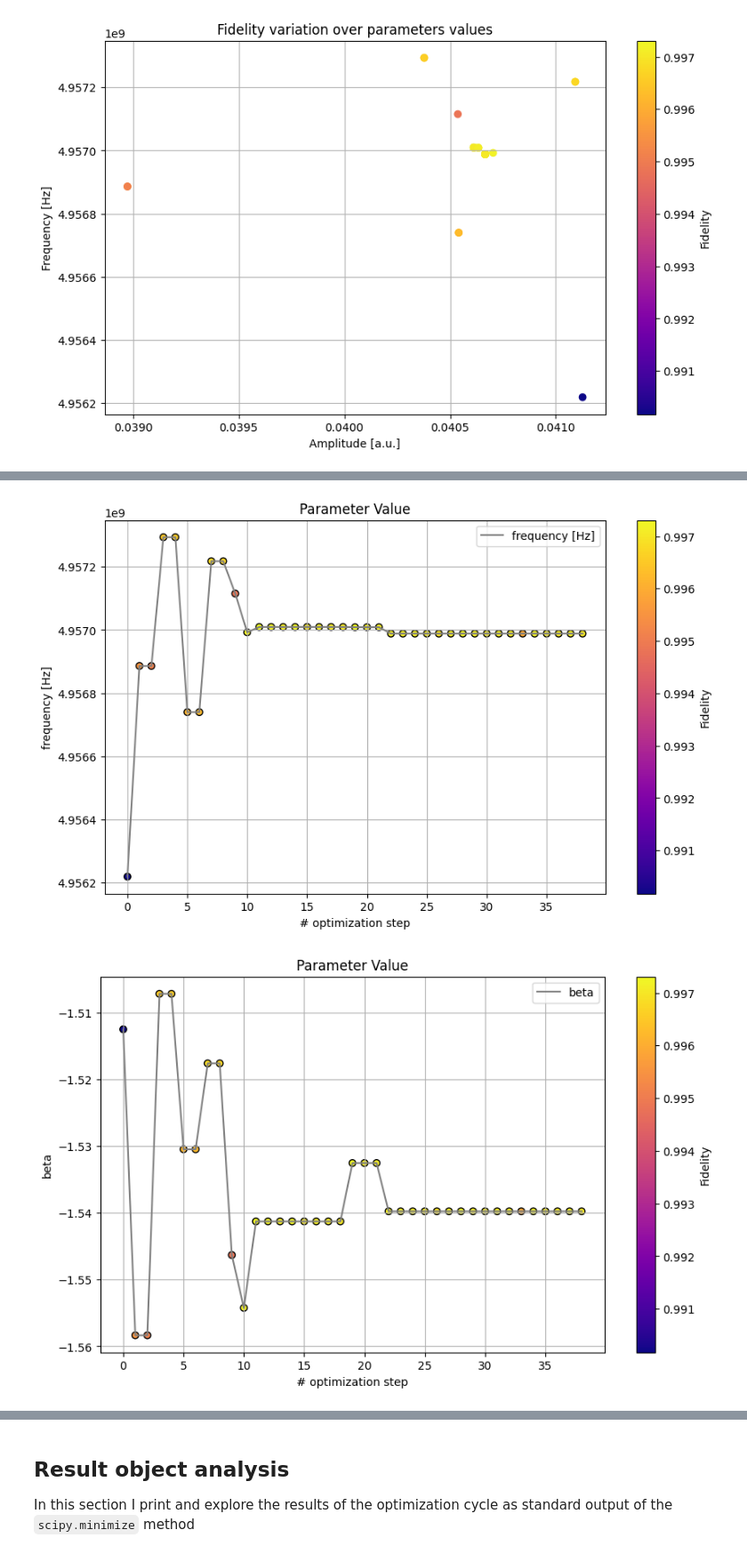
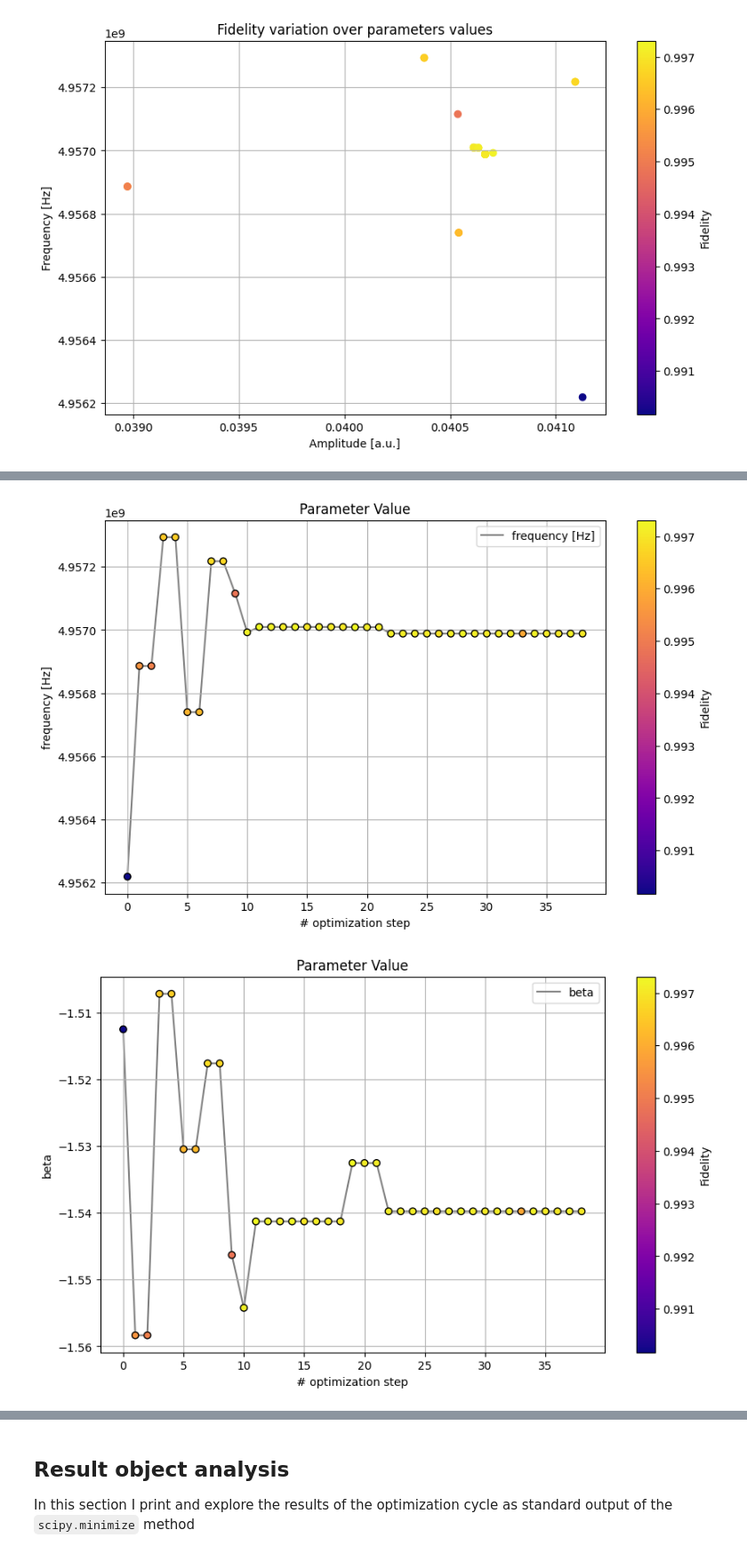
Before and after one commit to ElStabilini/optimization, a Jupyter notebook: opt_analysis/D1_nelder-mead_post_ft_true/visualization.ipynb, the cells around one changed output, grey strips where cells are left out. Shown at 89% size. Cells and saved outputs as stored; diff of their text form; code cells hidden in the pictures.

Commit message:
best visualization I can do

```diff
--- a/opt_analysis/D1_nelder-mead_post_ft_true/visualization.ipynb
+++ b/opt_analysis/D1_nelder-mead_post_ft_true/visualization.ipynb
@@ -119,17 +124,3 @@ cbar.set_label('Fidelity')
 plt.show()
 # %% [output]
 [figure]
-# %%
-plt.figure(figsize=(10, 6))  # Create a new figure for each parameter
-sc = plt.scatter(parameters[:, 0], parameters[:, 1], c=1-objective_values, cmap='plasma')
-plt.xlim(0.0403, 0.0405)
-plt.ylim(4.9569e9, 4.9571e9)
-plt.xlabel('Amplitude [a.u.]')
-plt.ylabel(f'Frequency [Hz]')
-plt.title('Fidelity variation over parameters values')
-plt.grid()
-
-cbar = plt.colorbar(sc)
-cbar.set_label('Fidelity')
-
-plt.show()
@@ -138,25 +139,25 @@ plt.show()
 # %%
 for i in range(parameters.shape[1]):
     plt.figure(figsize=(10, 6))
 
     # Plot the line for the parameter values over iterations
-    plt.plot(iterations, parameters[:, i], label=f'{params_name[i]}', color='gray')
+    plt.plot(iterations, parameters[:, i], label=f'{params_name[i]}', color='gray', zorder=1)
 
     # Add scatter plot for the actual data points, using colors to represent the scaling of another parameter
-    sc = plt.scatter(iterations, parameters[:, i], c=1-objective_values, cmap='plasma', edgecolor='k')
+    sc = plt.scatter(iterations, parameters[:, i], c=1-objective_values, cmap='plasma', edgecolor='k', zorder=2)
 
     plt.xlabel('# optimization step')
     plt.ylabel(f'{params_name[i]}')
     plt.title('Parameter Value')
     plt.legend()
     plt.grid()
 
     # Add a color bar to show the scaling of another parameter
     cbar = plt.colorbar(sc)
     cbar.set_label('Fidelity')  # Replace 'Variable Name' with the actual name of your additional parameter
 
     plt.show()
 # %% [output]
 [figure]
 [figure]
-[figure, old version]
+[figure, new version]
```
Also changed, not shown: parts of 6 cells of this notebook.
